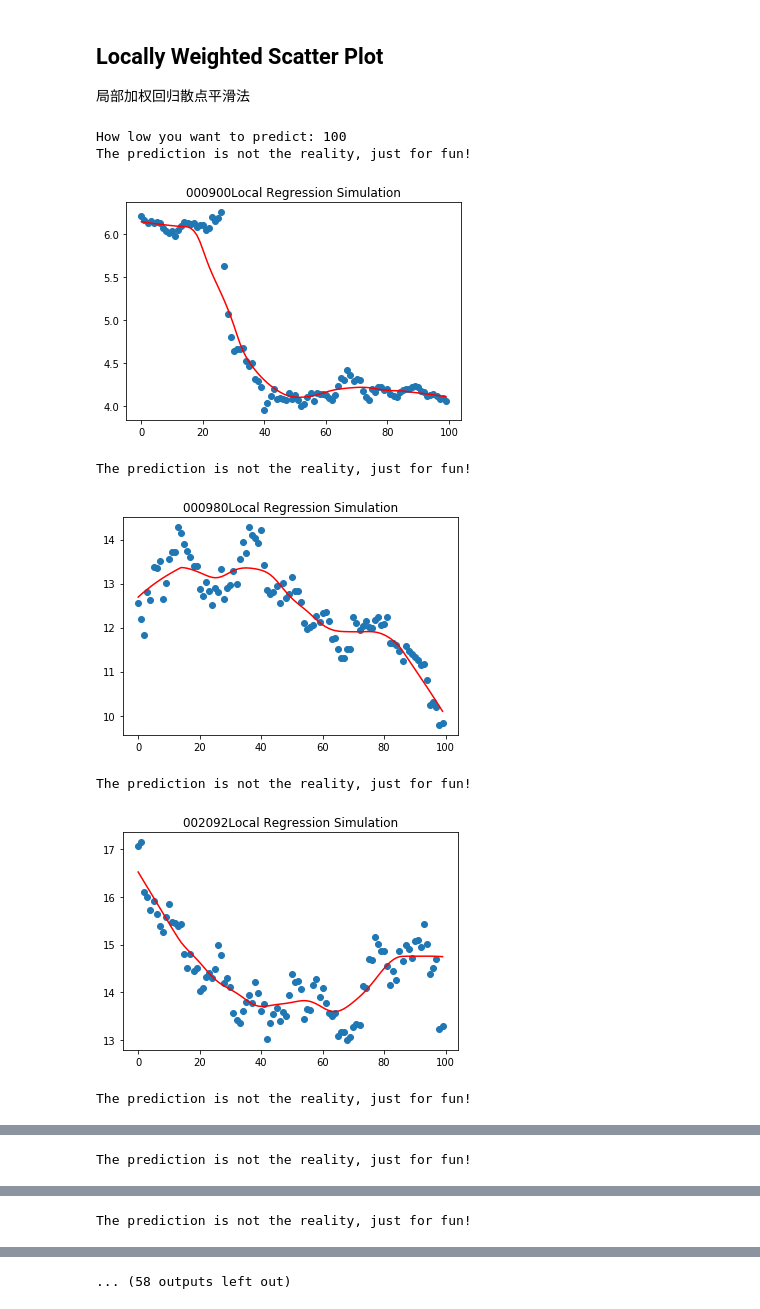
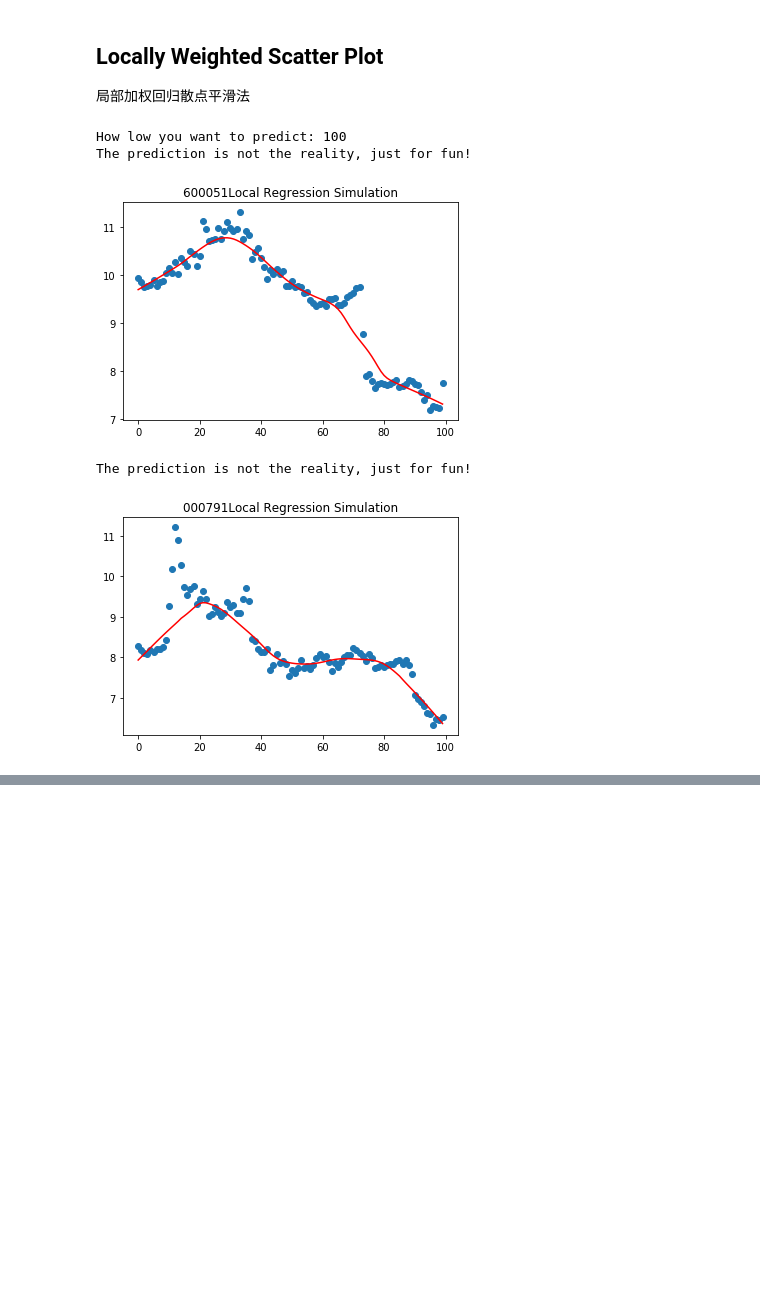
Before and after one commit to TerenceLiu98/Computational-Finance, a Jupyter notebook: stock_selection/get_stocks.ipynb, the cells around one changed output, grey strips where cells are left out. Drawn from its saved outputs; the diff is of its cells as text; code cells hidden in the pictures; blank space fills up the shorter version.

```diff
--- a/stock_selection/get_stocks.ipynb
+++ b/stock_selection/get_stocks.ipynb
@@ -36,4 +21,17 @@ df1=df1.reset_index(drop=True) #重建默认索引
 # %%
+## Set up the date
+today = '20' + datetime.date.today().strftime('%y%m%d')
+
+index_all = ts.get_today_all()
+
+df1 = index_all.copy()  #建立一个备份
+n = 200  #选择前n个数据
+
+df1['a']=[('ST' in x )for x in df1.name.astype(str)]  #先给ST股票做标记a
+df1=df1.set_index('a')  #将a设置为索引
+df1=df1.drop(index=[True]) #删除ST股票
+df1=df1.reset_index(drop=True) #重建默认索引
+
 #删除业绩亏损的股票
 df1 = df1[df1.per >0]
 
@@ -158,13 +154,10 @@ def lowess_plot(code_list, time_length):
         plt.show()
 # %%
 time_length = input("How low you want to predict: ")
-lowess_plot(MA_21L_5, int(time_length))
+lowess_plot(MA_5L_21, int(time_length))
 # %% [output]
 How low you want to predict: 100
 The prediction is not the reality, just for fun!
-[figure, old version]
+[figure, new version]
 The prediction is not the reality, just for fun!
-[figure, old version]
+[figure, new version]
-The prediction is not the reality, just for fun!
-[figure, removed]
-The prediction is not the reality, just for fun!
@@ -172 +163,0 @@ The prediction is not the reality, just for fun!
-The prediction is not the reality, just for fun!
@@ -174 +163,0 @@ The prediction is not the reality, just for fun!
-The prediction is not the reality, just for fun!
@@ -176 +163,0 @@ The prediction is not the reality, just for fun!
-... (58 outputs left out)
```
Also changed, not shown: parts of 7 cells of this notebook, 4 other files.
